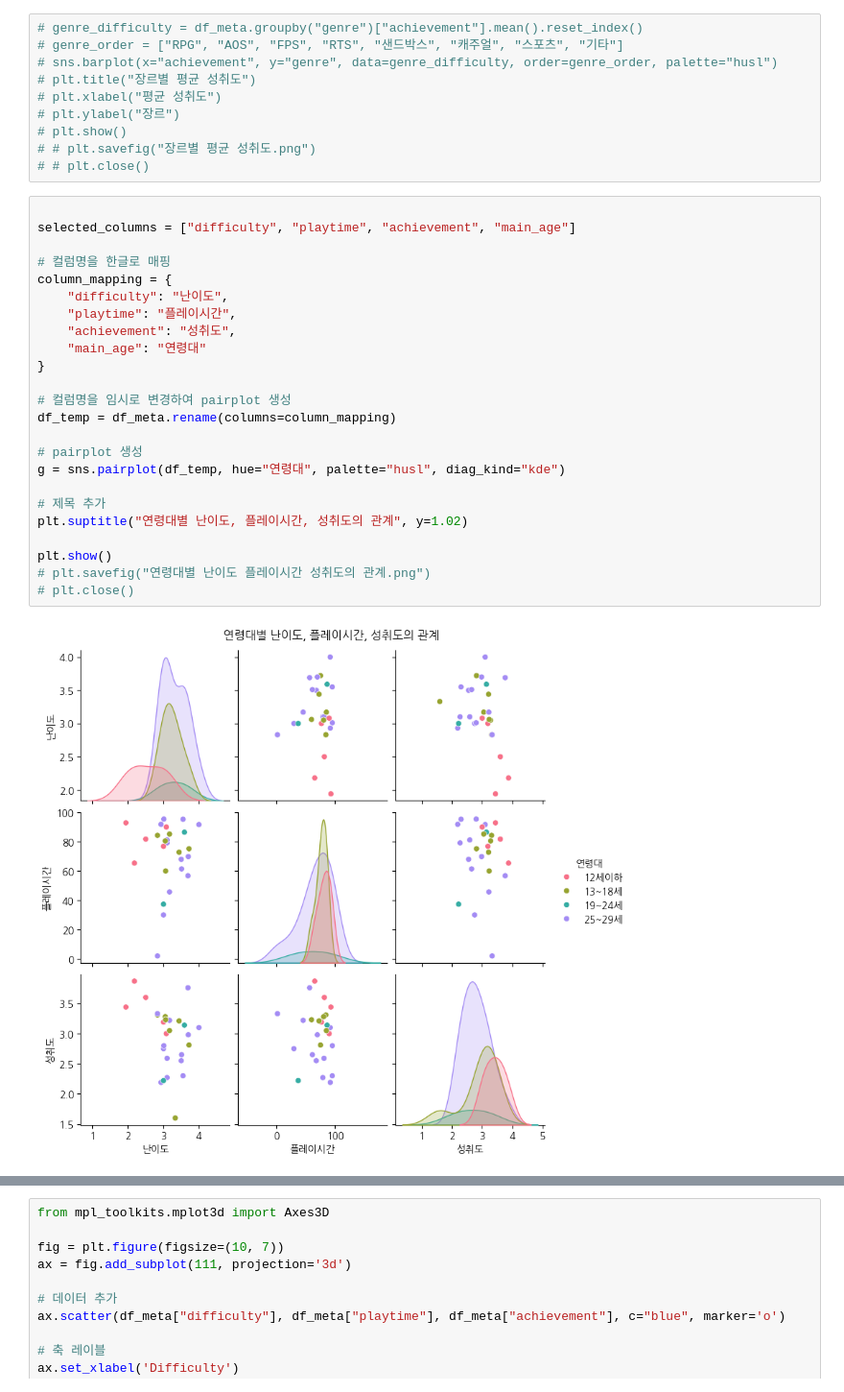
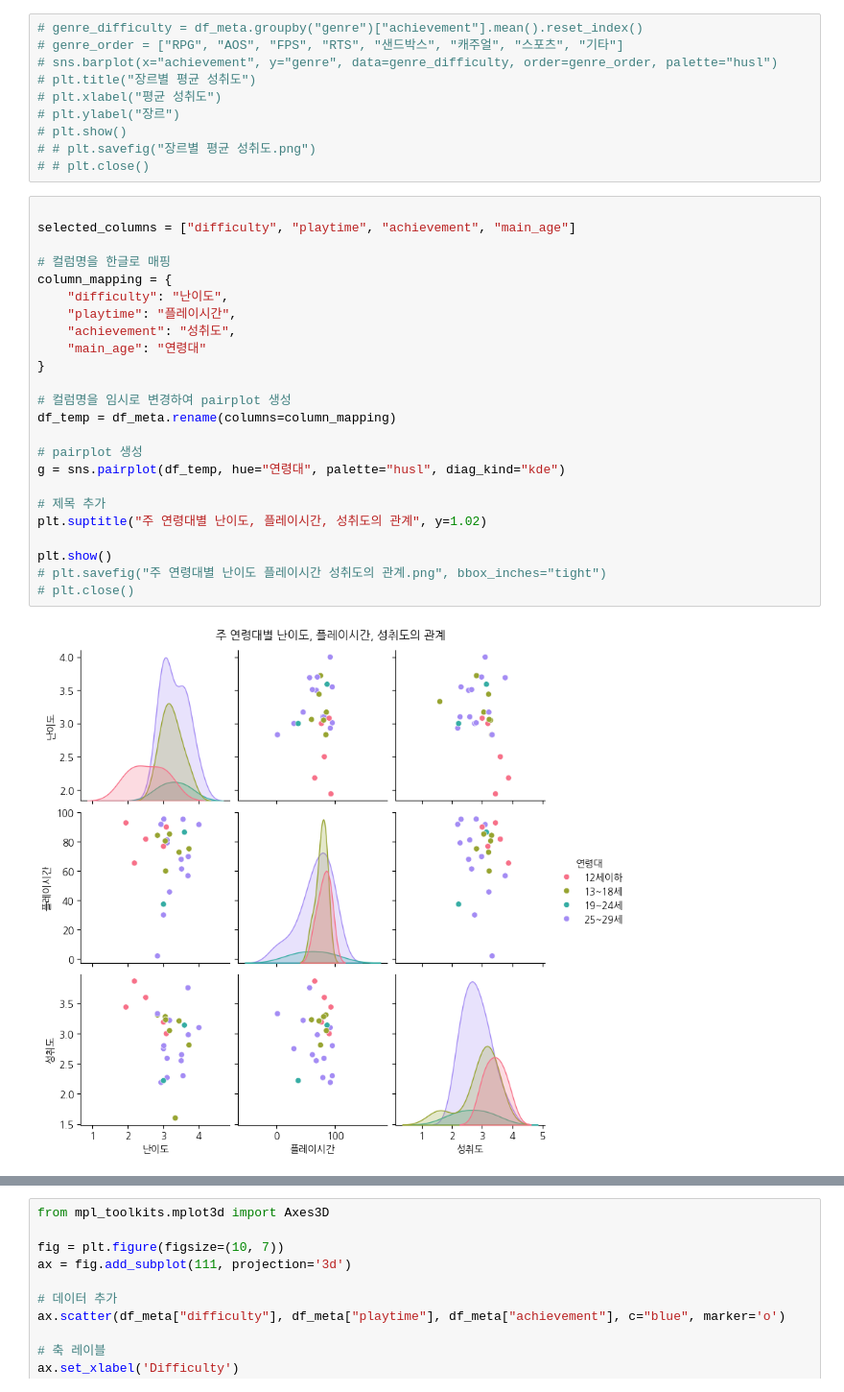
Before and after one commit to vhf1030/wanted-potenup, a Jupyter notebook: project_insight/game_data_integrate.ipynb, the cells around one changed output, grey strips where cells are left out. Shown at 96% size. Drawn from its saved outputs; the diff is of its cells as text.

```diff
--- a/project_insight/game_data_integrate.ipynb
+++ b/project_insight/game_data_integrate.ipynb
@@ -228,29 +230,29 @@ plt.show()
 # %%
 
 selected_columns = ["difficulty", "playtime", "achievement", "main_age"]
 
 # 컬럼명을 한글로 매핑
 column_mapping = {
     "difficulty": "난이도",
     "playtime": "플레이시간",
     "achievement": "성취도",
     "main_age": "연령대"
 }
 
 # 컬럼명을 임시로 변경하여 pairplot 생성
 df_temp = df_meta.rename(columns=column_mapping)
 
 # pairplot 생성
 g = sns.pairplot(df_temp, hue="연령대", palette="husl", diag_kind="kde")
 
 # 제목 추가
-plt.suptitle("연령대별 난이도, 플레이시간, 성취도의 관계", y=1.02)
+plt.suptitle("주 연령대별 난이도, 플레이시간, 성취도의 관계", y=1.02)
 
 plt.show()
-# plt.savefig("연령대별 난이도 플레이시간 성취도의 관계.png")
+# plt.savefig("주 연령대별 난이도 플레이시간 성취도의 관계.png", bbox_inches="tight")
 # plt.close()
 # %% [output]
-[figure, old version]
+[figure, new version]
 # %%
 
 selected_columns = ["difficulty", "playtime", "achievement", "genre"]
```
Also changed, not shown: parts of 9 cells of this notebook, 17 other files.
